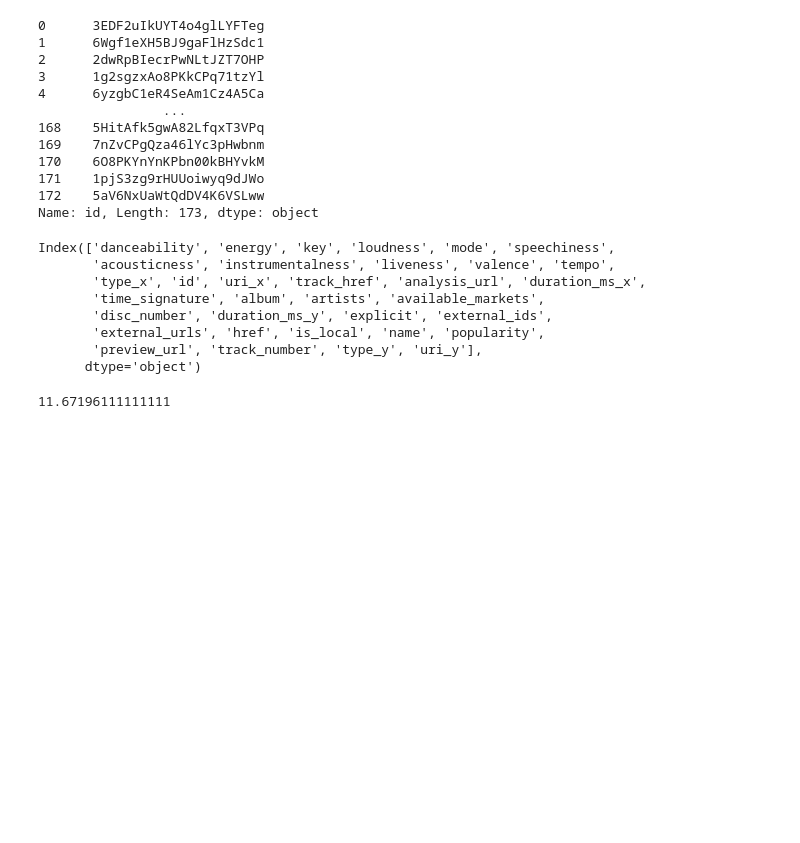
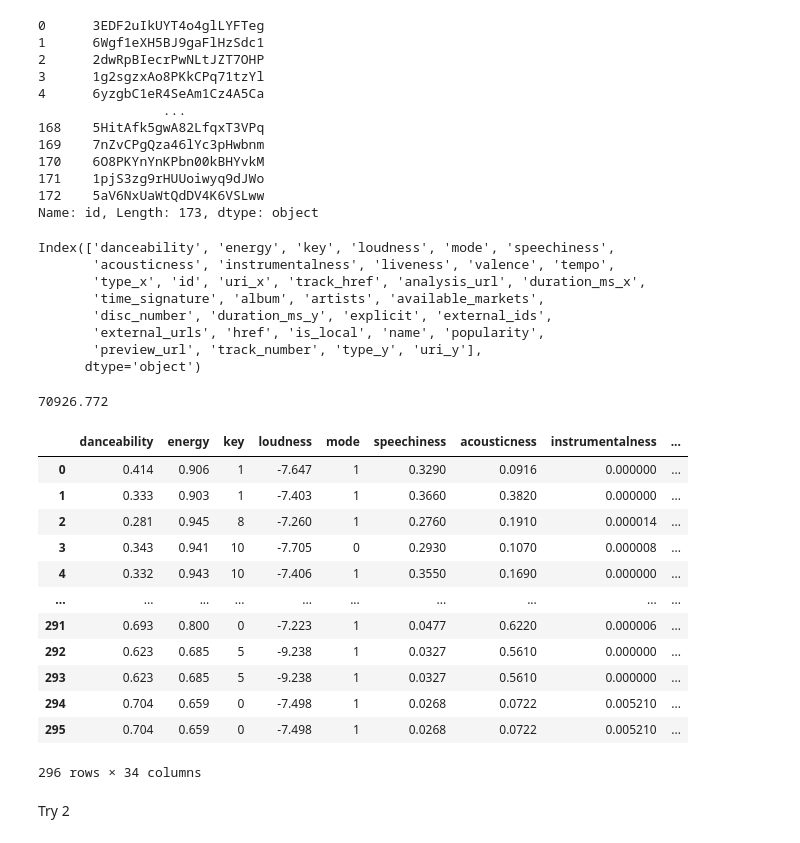
Before and after one commit to KosAqH/Spotify-Playlists-Analyzer, a Jupyter notebook: webapp/test.ipynb, the cells around one changed output. Drawn from its saved outputs; the diff is of its cells as text; code cells hidden in the pictures; blank space fills up the shorter version.

```diff
--- a/webapp/test.ipynb
+++ b/webapp/test.ipynb
@@ -147,6 +169,24 @@ Index(['danceability', 'energy', 'key', 'loudness', 'mode', 'speechiness',
        'preview_url', 'track_number', 'type_y', 'uri_y'],
       dtype='object')
 # %%
-new_df["duration_ms_x"].sum() / 1000 / 60 / 60
+new_df["duration_ms_x"].sum() / 1000
 # %% [output]
-11.67196111111111
+70926.772
+# %%
+new_df
+# %% [output]
+|  | danceability | energy | key | loudness | mode | speechiness | acousticness | instrumentalness | ... |
+| 0 | 0.414 | 0.906 | 1 | -7.647 | 1 | 0.3290 | 0.0916 | 0.000000 | ... |
+| 1 | 0.333 | 0.903 | 1 | -7.403 | 1 | 0.3660 | 0.3820 | 0.000000 | ... |
+| 2 | 0.281 | 0.945 | 8 | -7.260 | 1 | 0.2760 | 0.1910 | 0.000014 | ... |
+| 3 | 0.343 | 0.941 | 10 | -7.705 | 0 | 0.2930 | 0.1070 | 0.000008 | ... |
+| 4 | 0.332 | 0.943 | 10 | -7.406 | 1 | 0.3550 | 0.1690 | 0.000000 | ... |
+| ... | ... | ... | ... | ... | ... | ... | ... | ... | ... |
+| 291 | 0.693 | 0.800 | 0 | -7.223 | 1 | 0.0477 | 0.6220 | 0.000006 | ... |
+| 292 | 0.623 | 0.685 | 5 | -9.238 | 1 | 0.0327 | 0.5610 | 0.000000 | ... |
+| 293 | 0.623 | 0.685 | 5 | -9.238 | 1 | 0.0327 | 0.5610 | 0.000000 | ... |
+| 294 | 0.704 | 0.659 | 0 | -7.498 | 1 | 0.0268 | 0.0722 | 0.005210 | ... |
+| 295 | 0.704 | 0.659 | 0 | -7.498 | 1 | 0.0268 | 0.0722 | 0.005210 | ... |
+296 rows × 34 columns
+# %% [markdown]
+Try 2
```
Also changed, not shown: parts of 19 cells of this notebook, 1 other file.
